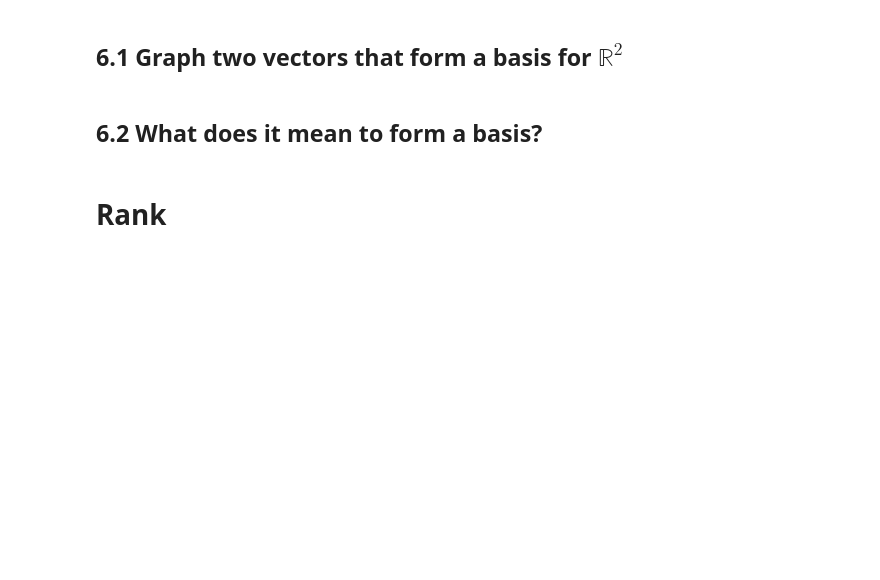
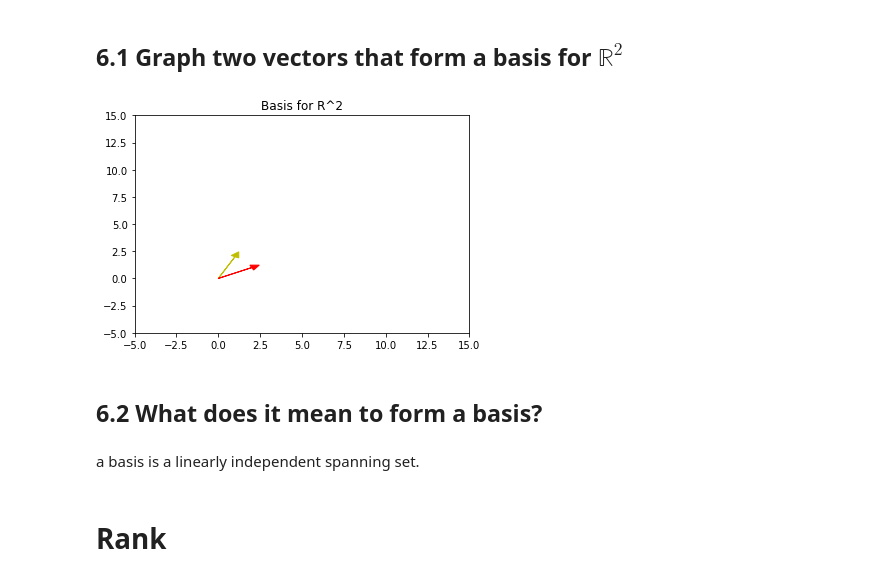
Before and after one commit to nikibhatt/DS-Unit-1-Sprint-3-Linear-Algebra, a Jupyter notebook: module2-intermediate-linear-algebra/NB_LS_DS_132_Intermediate_Linear_Algebra_Assignment.ipynb, the cells around one changed output. Cells and saved outputs as stored; diff of their text form; code cells hidden in the pictures; blank space fills up the shorter version.

```diff
--- a/module2-intermediate-linear-algebra/NB_LS_DS_132_Intermediate_Linear_Algebra_Assignment.ipynb
+++ b/module2-intermediate-linear-algebra/NB_LS_DS_132_Intermediate_Linear_Algebra_Assignment.ipynb
@@ -288,8 +296,26 @@ n = \begin{bmatrix} 4 & 8  & 2\end{bmatrix}
 # Basis
 # %% [markdown]
 ## 6.1 Graph two vectors that form a basis for $\mathbb{R}^2$
+# %%
+import matplotlib.pyplot as plt
+
+a = [1, 2]
+b = [2, 1]
+
+
+plt.title('Basis for R^2')
+plt.arrow(0, 0, a[0], a[1], head_width=.5, head_length=0.5, color = 'y')
+plt.arrow(0, 0, b[0], b[1], head_width=.5, head_length=0.5, color = 'r')
+
+plt.xlim(-5, 15)
+plt.ylim(-5, 15)
+plt.show()
+# %% [output]
+[figure, added]
 # %% [markdown]
 ## 6.2 What does it mean to form a basis?
+# %% [markdown]
+a basis is a linearly independent spanning set.
 # %% [markdown]
 # Rank
 # %% [markdown]
```
Also changed, not shown: parts of 5 cells of this notebook.
